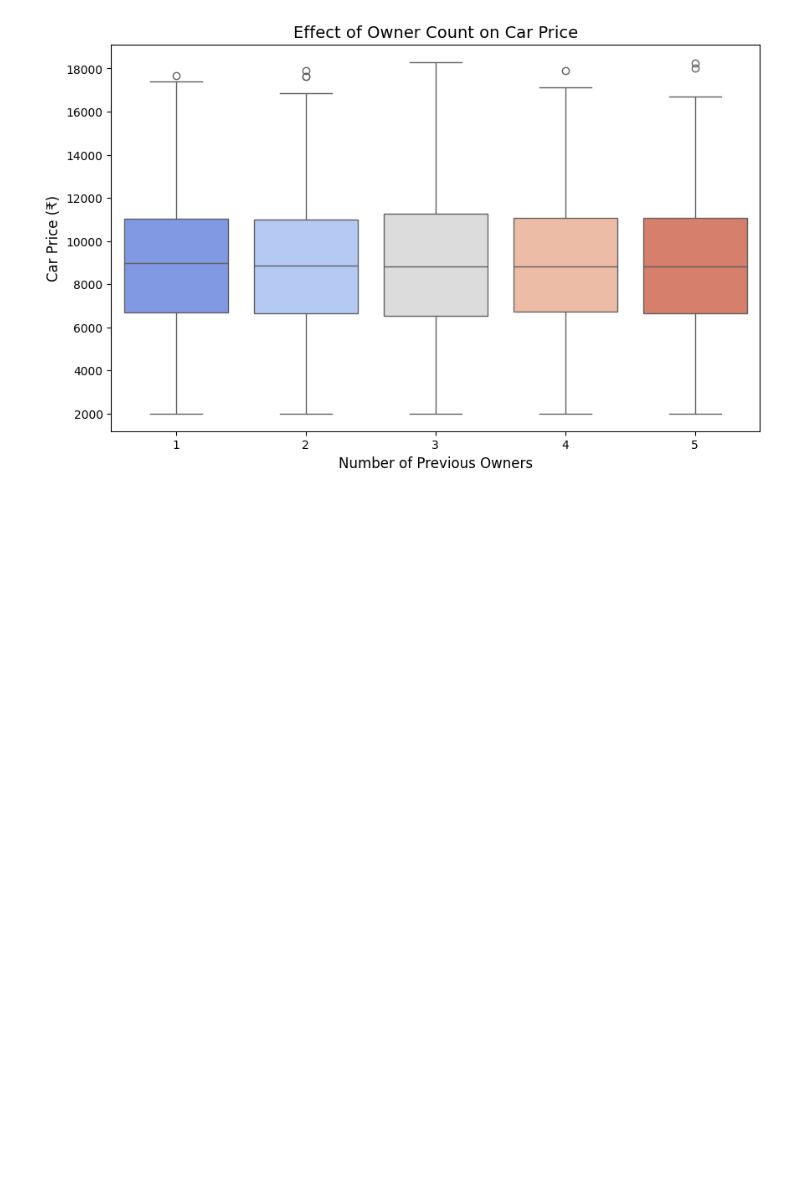
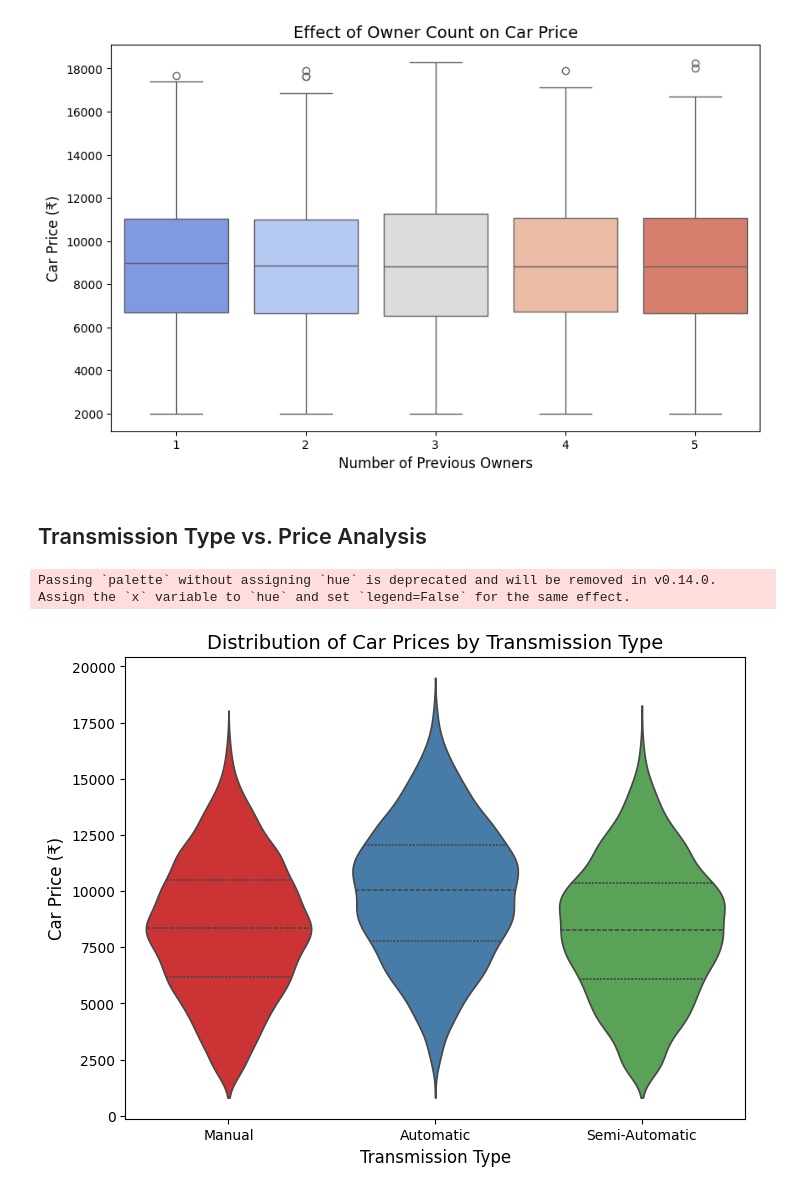
Before and after one commit to devarshi002/Car_price_data_analysis, a Jupyter notebook: test.ipynb, the cells around one changed output. Drawn from its saved outputs; the diff is of its cells as text; code cells hidden in the pictures; blank space fills up the shorter version.

```diff
--- a/test.ipynb
+++ b/test.ipynb
@@ -272,3 +272,22 @@ plt.show()
 # %% [output]
 Passing `palette` without assigning `hue` is deprecated and will be removed in v0.14.0. Assign the `x` variable to `hue` and set `legend=False` for the same effect.
 [figure]
+# %% [markdown]
+## Transmission Type vs. Price Analysis
+# %%
+# Set figure size
+plt.figure(figsize=(8, 6))
+
+# Violin plot for Transmission Type vs. Price
+sns.violinplot(x=df["Transmission"], y=df["Price"], palette="Set1", inner="quartile")
+
+# Labels and title
+plt.xlabel("Transmission Type", fontsize=12)
+plt.ylabel("Car Price (₹)", fontsize=12)
+plt.title("Distribution of Car Prices by Transmission Type", fontsize=14)
+
+# Show the plot
+plt.show()
+# %% [output]
+Passing `palette` without assigning `hue` is deprecated and will be removed in v0.14.0. Assign the `x` variable to `hue` and set `legend=False` for the same effect.
+[figure, added]
```
